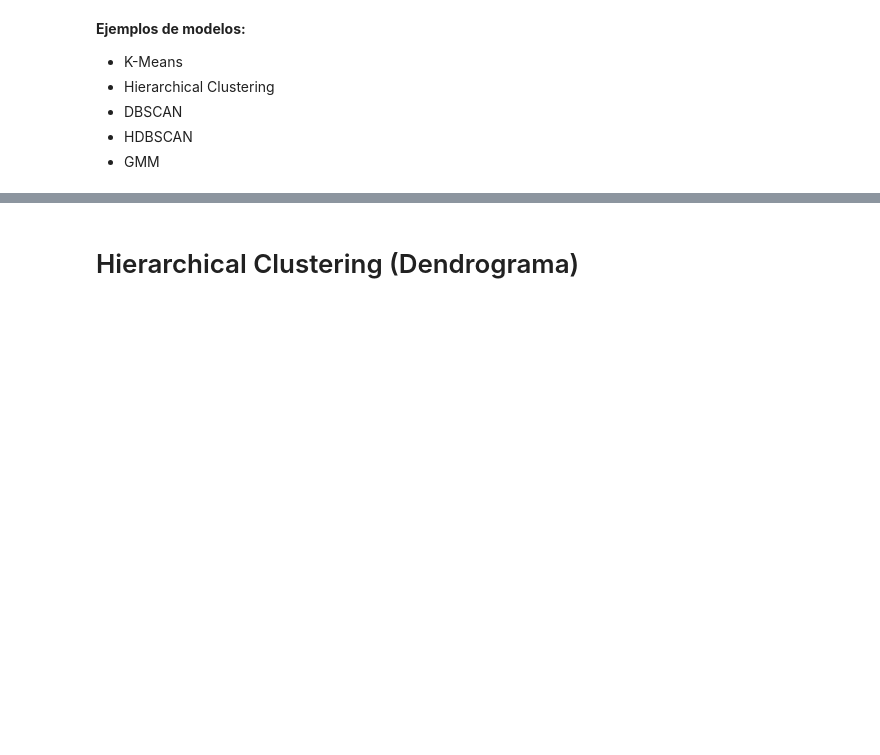
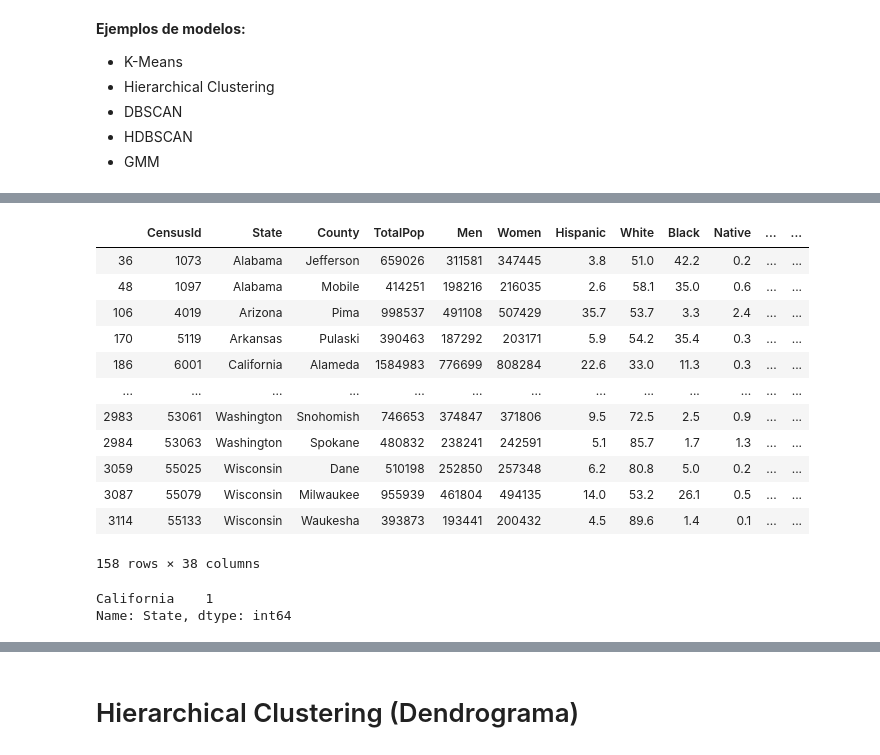
Before and after one commit to YonatanRA/clases_datamex0320, a Jupyter notebook: w7_d1 - Intro Unsupervised Learning.ipynb, the cells around one changed output, grey strips where cells are left out. Saved outputs shown, nothing was run; the diff lists cells and outputs as text; code cells hidden in the pictures; blank space fills up the shorter version.

```diff
--- a/w7_d1 - Intro Unsupervised Learning.ipynb
+++ b/w7_d1 - Intro Unsupervised Learning.ipynb
@@ -66,0 +181,21 @@ cols=[c for c in census.columns.values if c not in ['CensusId', 'State', 'County
+# %%
+census[census.cluster==3] # datos del cluster 3
+# %% [output]
+|  | CensusId | State | County | TotalPop | Men | Women | Hispanic | White | Black | Native | ... | ... |
+| 36 | 1073 | Alabama | Jefferson | 659026 | 311581 | 347445 | 3.8 | 51.0 | 42.2 | 0.2 | ... | ... |
+| 48 | 1097 | Alabama | Mobile | 414251 | 198216 | 216035 | 2.6 | 58.1 | 35.0 | 0.6 | ... | ... |
+| 106 | 4019 | Arizona | Pima | 998537 | 491108 | 507429 | 35.7 | 53.7 | 3.3 | 2.4 | ... | ... |
+| 170 | 5119 | Arkansas | Pulaski | 390463 | 187292 | 203171 | 5.9 | 54.2 | 35.4 | 0.3 | ... | ... |
+| 186 | 6001 | California | Alameda | 1584983 | 776699 | 808284 | 22.6 | 33.0 | 11.3 | 0.3 | ... | ... |
+| ... | ... | ... | ... | ... | ... | ... | ... | ... | ... | ... | ... | ... |
+| 2983 | 53061 | Washington | Snohomish | 746653 | 374847 | 371806 | 9.5 | 72.5 | 2.5 | 0.9 | ... | ... |
+| 2984 | 53063 | Washington | Spokane | 480832 | 238241 | 242591 | 5.1 | 85.7 | 1.7 | 1.3 | ... | ... |
+| 3059 | 55025 | Wisconsin | Dane | 510198 | 252850 | 257348 | 6.2 | 80.8 | 5.0 | 0.2 | ... | ... |
+| 3087 | 55079 | Wisconsin | Milwaukee | 955939 | 461804 | 494135 | 14.0 | 53.2 | 26.1 | 0.5 | ... | ... |
+| 3114 | 55133 | Wisconsin | Waukesha | 393873 | 193441 | 200432 | 4.5 | 89.6 | 1.4 | 0.1 | ... | ... |
+158 rows × 38 columns
+# %%
+census[census.cluster==2].State.value_counts()
+# %% [output]
+California    1
+Name: State, dtype: int64
```
Also changed, not shown: parts of 19 cells of this notebook.
